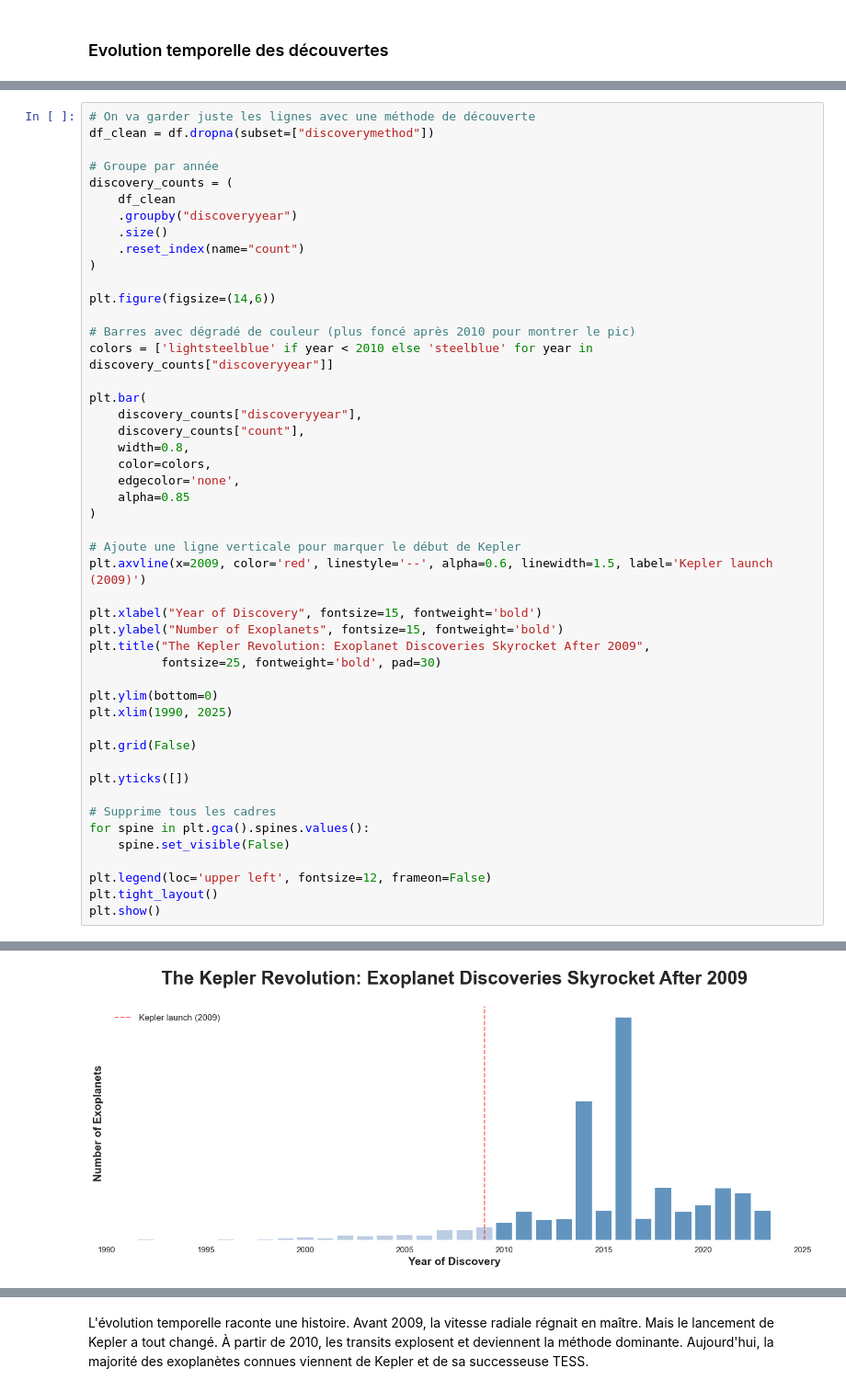
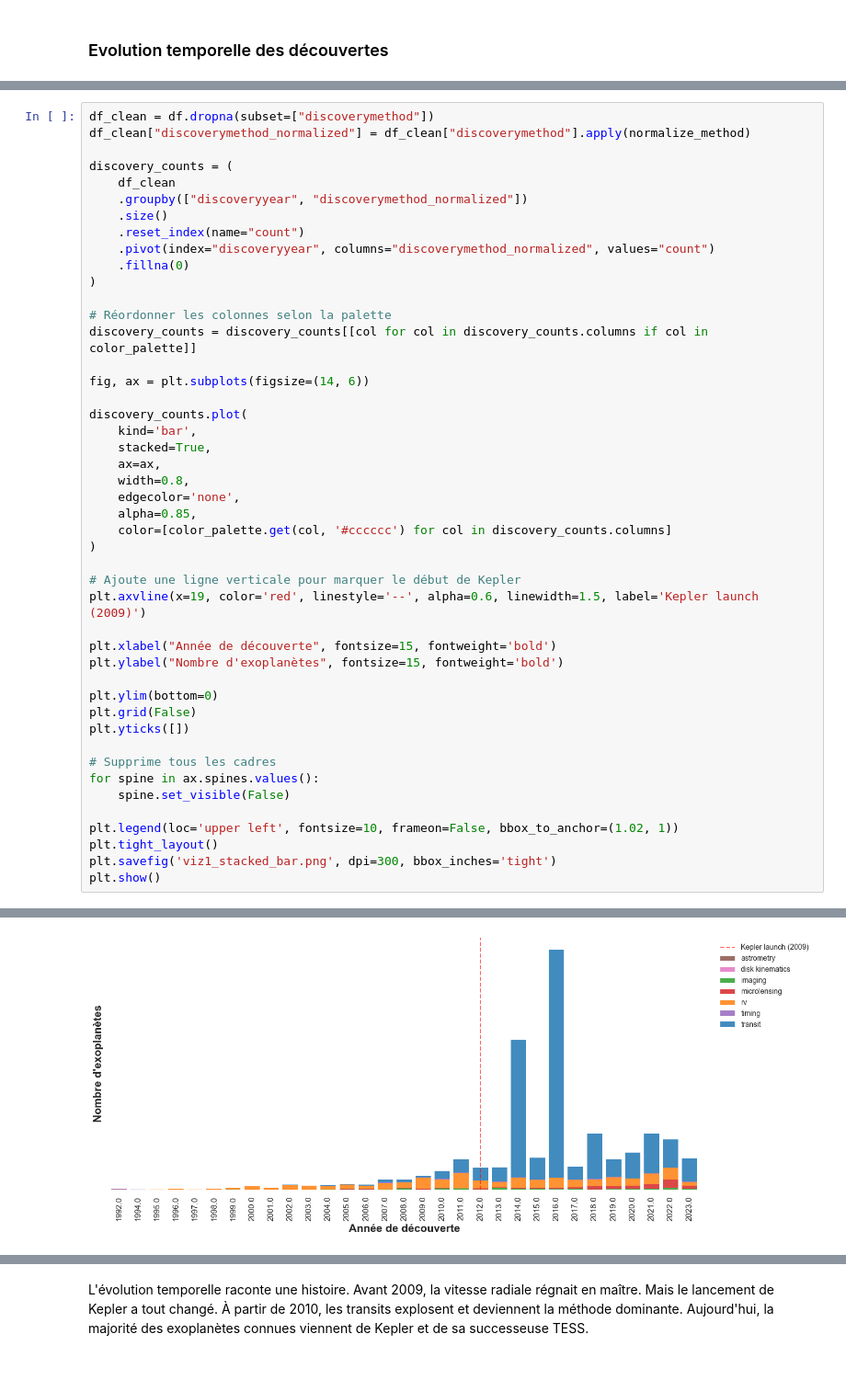
Before and after one commit to Ndoumbe48/Projet-Datastorytelling-open_exoplanet_catalogue, a Jupyter notebook: exoplanet_acte_3_biais.ipynb, the cells around one changed output, grey strips where cells are left out. Shown at 92% size. Cells and saved outputs as stored; diff of their text form.

```diff
--- a/exoplanet_acte_3_biais.ipynb
+++ b/exoplanet_acte_3_biais.ipynb
@@ -121,49 +143,47 @@ Deux méthodes dominent très largement le recensement des exoplanètes. Le tran
 # %%
-# On va garder juste les lignes avec une méthode de découverte
 df_clean = df.dropna(subset=["discoverymethod"])
+df_clean["discoverymethod_normalized"] = df_clean["discoverymethod"].apply(normalize_method)
 
-# Groupe par année
 discovery_counts = (
     df_clean
-    .groupby("discoveryyear")
+    .groupby(["discoveryyear", "discoverymethod_normalized"])
     .size()
     .reset_index(name="count")
+    .pivot(index="discoveryyear", columns="discoverymethod_normalized", values="count")
+    .fillna(0)
 )
 
-plt.figure(figsize=(14,6))
+# Réordonner les colonnes selon la palette
+discovery_counts = discovery_counts[[col for col in discovery_counts.columns if col in color_palette]]
 
-# Barres avec dégradé de couleur (plus foncé après 2010 pour montrer le pic)
-colors = ['lightsteelblue' if year < 2010 else 'steelblue' for year in discovery_counts["discoveryyear"]]
+fig, ax = plt.subplots(figsize=(14, 6))
 
-plt.bar(
-    discovery_counts["discoveryyear"],
-    discovery_counts["count"],
+discovery_counts.plot(
+    kind='bar',
+    stacked=True,
+    ax=ax,
     width=0.8,
-    color=colors,
     edgecolor='none',
-    alpha=0.85
+    alpha=0.85,
+    color=[color_palette.get(col, '#cccccc') for col in discovery_counts.columns]
 )
 
 # Ajoute une ligne verticale pour marquer le début de Kepler
-plt.axvline(x=2009, color='red', linestyle='--', alpha=0.6, linewidth=1.5, label='Kepler launch (2009)')
+plt.axvline(x=19, color='red', linestyle='--', alpha=0.6, linewidth=1.5, label='Kepler launch (2009)')
 
-plt.xlabel("Year of Discovery", fontsize=15, fontweight='bold')
-plt.ylabel("Number of Exoplanets", fontsize=15, fontweight='bold')
-plt.title("The Kepler Revolution: Exoplanet Discoveries Skyrocket After 2009",
-          fontsize=25, fontweight='bold', pad=30)
+plt.xlabel("Année de découverte", fontsize=15, fontweight='bold')
+plt.ylabel("Nombre d'exoplanètes", fontsize=15, fontweight='bold')
 
 plt.ylim(bottom=0)
-plt.xlim(1990, 2025)
-
 plt.grid(False)
-
 plt.yticks([])
 
 # Supprime tous les cadres
-for spine in plt.gca().spines.values():
+for spine in ax.spines.values():
     spine.set_visible(False)
 
-plt.legend(loc='upper left', fontsize=12, frameon=False)
+plt.legend(loc='upper left', fontsize=10, frameon=False, bbox_to_anchor=(1.02, 1))
 plt.tight_layout()
+plt.savefig('viz1_stacked_bar.png', dpi=300, bbox_inches='tight')
 plt.show()
 # %% [output]
@@ -170 +195 @@ plt.show()
-[figure, old version]
+[figure, new version]
```
Also changed, not shown: parts of 13 cells of this notebook, 3 other files.
